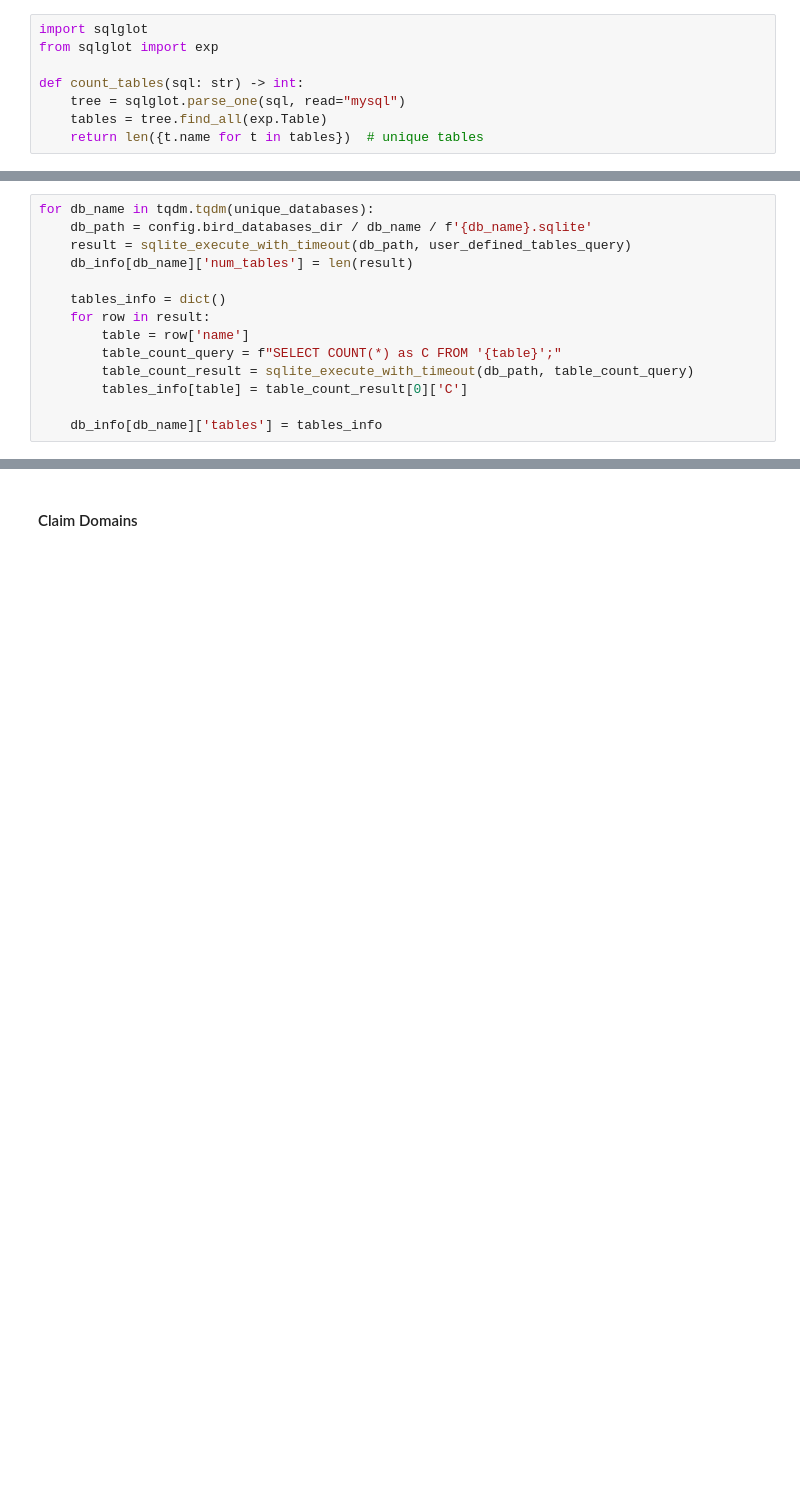
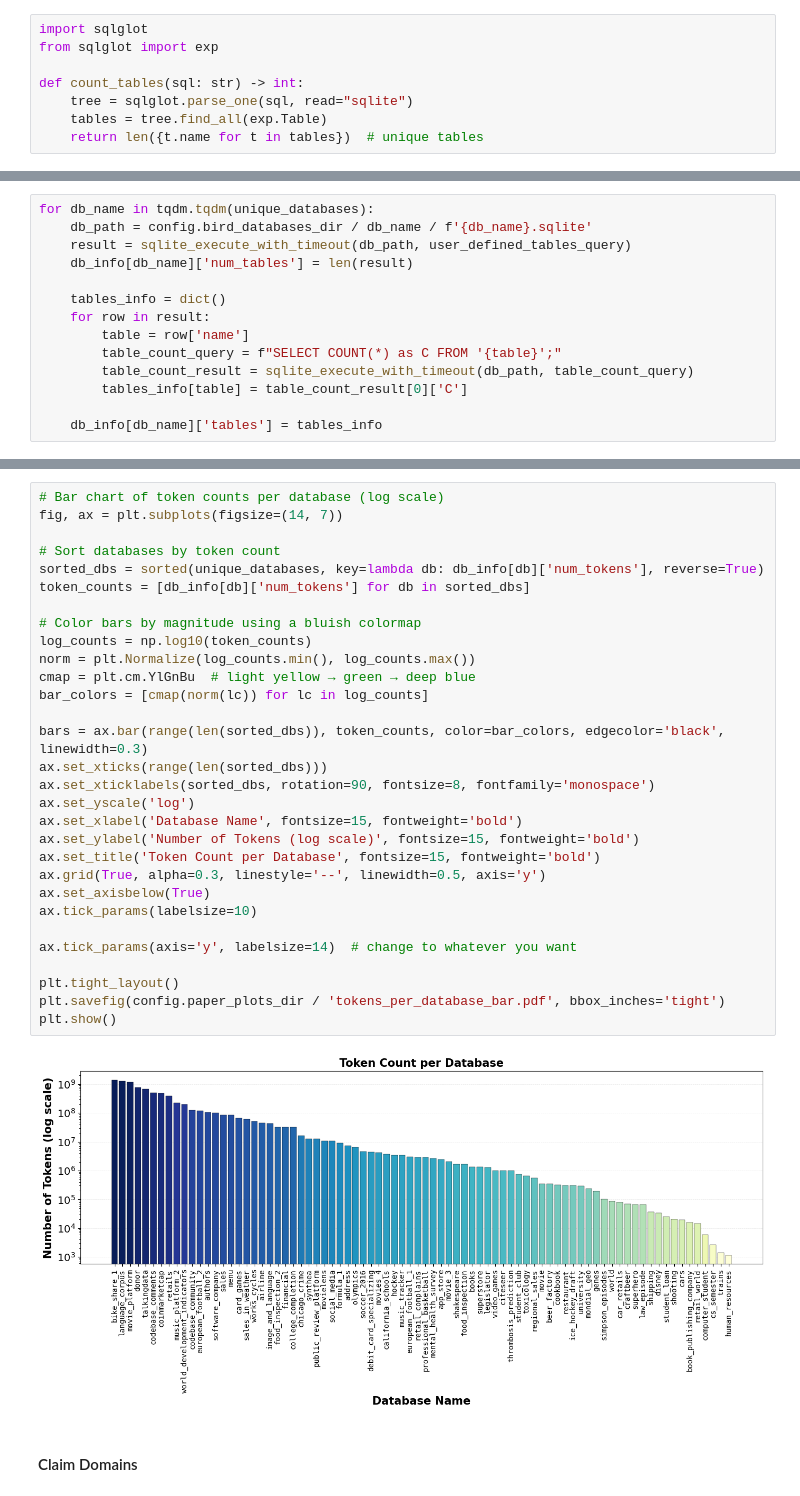
Before and after one commit to claimdb/claimdb, a Jupyter notebook: nbs/08_visualize.ipynb, the cells around one changed output, grey strips where cells are left out. Cells and saved outputs as stored; diff of their text form; blank space fills up the shorter version.

```diff
--- a/nbs/08_visualize.ipynb
+++ b/nbs/08_visualize.ipynb
@@ -1060,7 +1066,7 @@ import sqlglot
 from sqlglot import exp
 
 def count_tables(sql: str) -> int:
-    tree = sqlglot.parse_one(sql, read="mysql")
+    tree = sqlglot.parse_one(sql, read="sqlite")
     tables = tree.find_all(exp.Table)
     return len({t.name for t in tables})  # unique tables
 # %%
@@ -1182,3 +1237,35 @@ db_info
+# %%
+# Bar chart of token counts per database (log scale)
+fig, ax = plt.subplots(figsize=(14, 7))
+
+# Sort databases by token count
+sorted_dbs = sorted(unique_databases, key=lambda db: db_info[db]['num_tokens'], reverse=True)
+token_counts = [db_info[db]['num_tokens'] for db in sorted_dbs]
+
+# Color bars by magnitude using a bluish colormap
+log_counts = np.log10(token_counts)
+norm = plt.Normalize(log_counts.min(), log_counts.max())
+cmap = plt.cm.YlGnBu  # light yellow → green → deep blue
+bar_colors = [cmap(norm(lc)) for lc in log_counts]
+
+bars = ax.bar(range(len(sorted_dbs)), token_counts, color=bar_colors, edgecolor='black', linewidth=0.3)
+ax.set_xticks(range(len(sorted_dbs)))
+ax.set_xticklabels(sorted_dbs, rotation=90, fontsize=8, fontfamily='monospace')
+ax.set_yscale('log')
+ax.set_xlabel('Database Name', fontsize=15, fontweight='bold')
+ax.set_ylabel('Number of Tokens (log scale)', fontsize=15, fontweight='bold')
+ax.set_title('Token Count per Database', fontsize=15, fontweight='bold')
+ax.grid(True, alpha=0.3, linestyle='--', linewidth=0.5, axis='y')
+ax.set_axisbelow(True)
+ax.tick_params(labelsize=10)
+
+ax.tick_params(axis='y', labelsize=14)  # change to whatever you want
+
+plt.tight_layout()
+plt.savefig(config.paper_plots_dir / 'tokens_per_database_bar.pdf', bbox_inches='tight')
+plt.show()
+# %% [output]
+[figure, added]
 # %% [markdown]
 #### Claim Domains
 # %%
```
Also changed, not shown: parts of 17 cells of this notebook, 13 other files.
